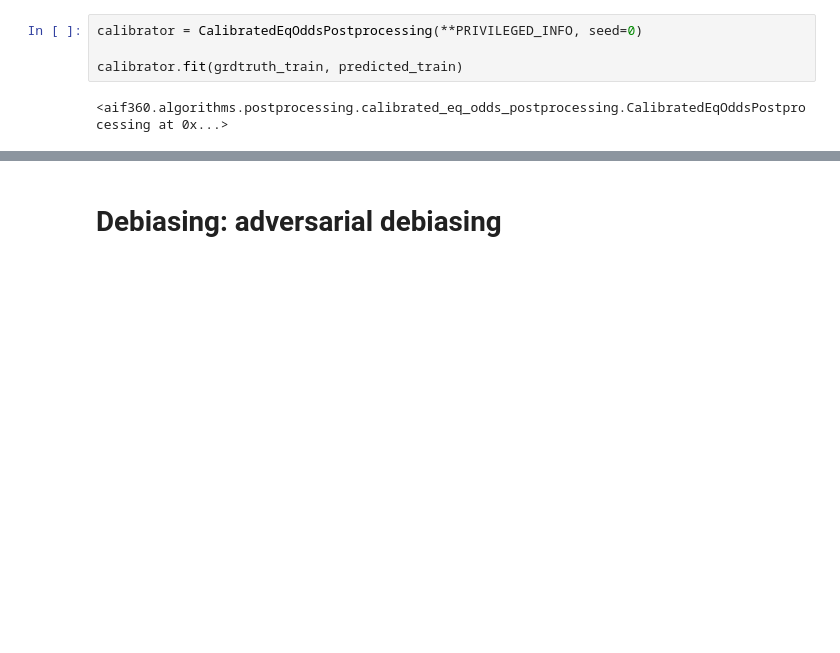
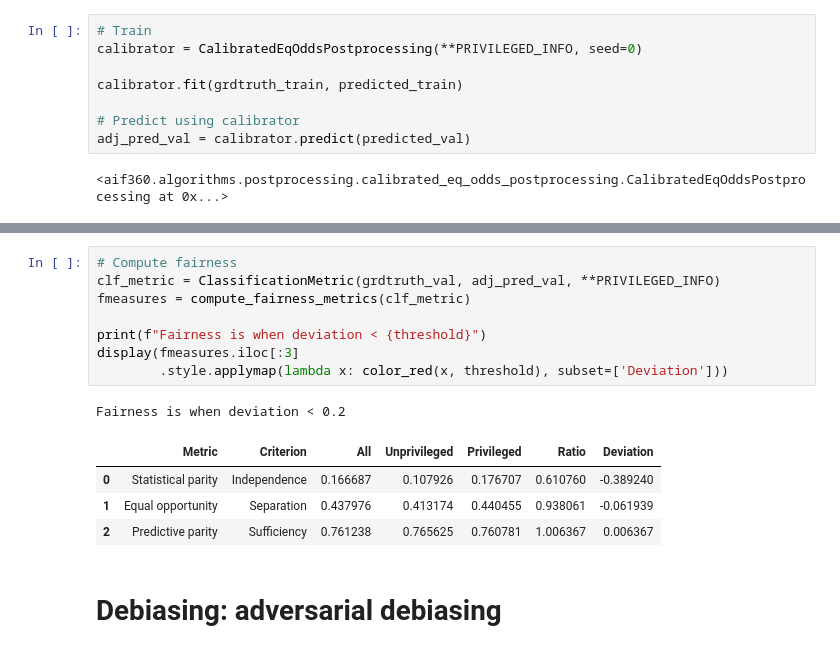
Before and after one commit to basisai/xafai-demo, a Jupyter notebook: toy_example.ipynb, the cells around one changed output, grey strips where cells are left out. Saved outputs shown, nothing was run; the diff lists cells and outputs as text; blank space fills up the shorter version.

```diff
--- a/toy_example.ipynb
+++ b/toy_example.ipynb
@@ -433,8 +349,12 @@ y_train_pred = (y_train_prob > 0.5).astype(int)
 grdtruth_train = prepare_dataset(x_train, y_train, **BIAS_INFO, **PRIVILEGED_INFO)
 predicted_train = prepare_dataset(x_train, y_train_pred, **BIAS_INFO, **PRIVILEGED_INFO)
 # %%
+# Train
 calibrator = CalibratedEqOddsPostprocessing(**PRIVILEGED_INFO, seed=0)
 
 calibrator.fit(grdtruth_train, predicted_train)
+
+# Predict using calibrator
+adj_pred_val = calibrator.predict(predicted_val)
 # %% [output]
 <aif360.algorithms.postprocessing.calibrated_eq_odds_postprocessing.CalibratedEqOddsPostprocessing at 0x...>
@@ -471,3 +377,17 @@ fmetrics2_adj.style.applymap(color_red, subset=['Deviation'])
+# %%
+# Compute fairness
+clf_metric = ClassificationMetric(grdtruth_val, adj_pred_val, **PRIVILEGED_INFO)
+fmeasures = compute_fairness_metrics(clf_metric)
+
+print(f"Fairness is when deviation < {threshold}")
+display(fmeasures.iloc[:3]
+        .style.applymap(lambda x: color_red(x, threshold), subset=['Deviation']))
+# %% [output]
+Fairness is when deviation < 0.2
+|  | Metric | Criterion | All | Unprivileged | Privileged | Ratio | Deviation |
+| 0 | Statistical parity | Independence | 0.166687 | 0.107926 | 0.176707 | 0.610760 | -0.389240 |
+| 1 | Equal opportunity | Separation | 0.437976 | 0.413174 | 0.440455 | 0.938061 | -0.061939 |
+| 2 | Predictive parity | Sufficiency | 0.761238 | 0.765625 | 0.760781 | 1.006367 | 0.006367 |
 # %% [markdown]
 # Debiasing: adversarial debiasing
 # %%
```
Also changed, not shown: parts of 53 cells of this notebook, 5 other files.
